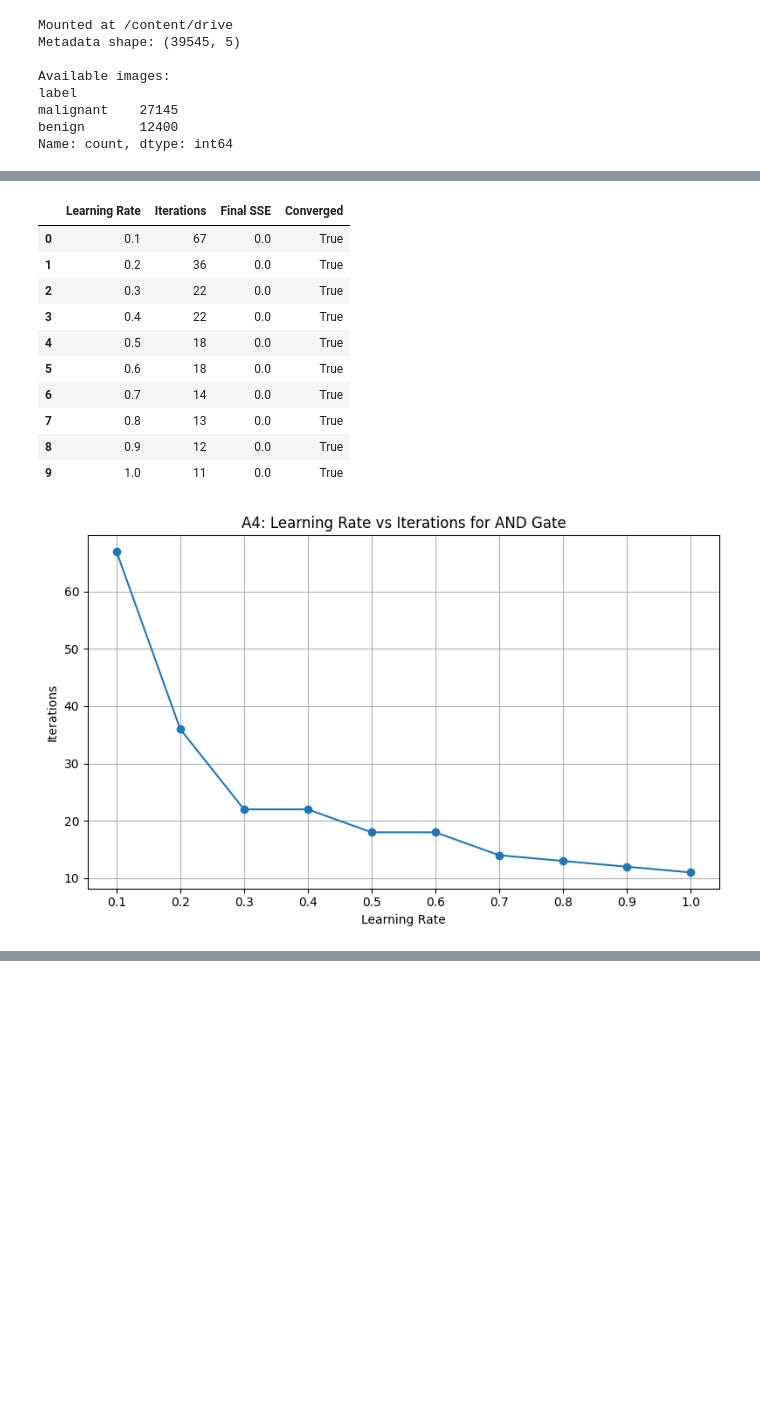
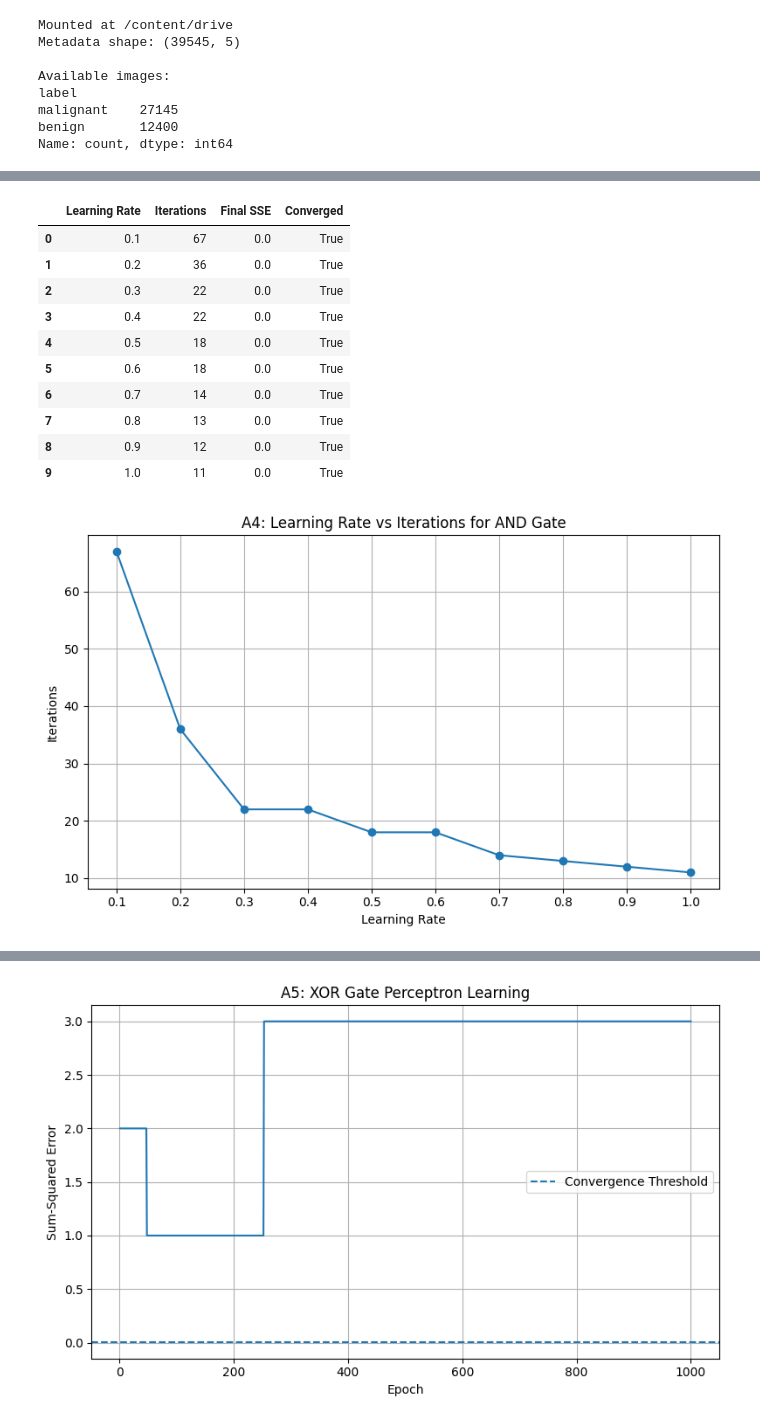
Before and after one commit to Karuneshtiwari/ML-lab, a Jupyter notebook: Lab08.ipynb, the cells around one changed output, grey strips where cells are left out. Drawn from its saved outputs; the diff is of its cells as text; code cells hidden in the pictures; blank space fills up the shorter version.

```diff
--- a/Lab08.ipynb
+++ b/Lab08.ipynb
@@ -269,6 +269,20 @@ def compare_learning_rates(
         })
 
     return pd.DataFrame(results)
+# %%
+# A5 Func
+
+def get_xor_dataset():
+    X_xor = np.array([
+        [0, 0],
+        [0, 1],
+        [1, 0],
+        [1, 1]
+    ], dtype=float)
+
+    y_xor = np.array([0, 1, 1, 0])
+
+    return X_xor, y_xor
 # %%
 # Main Program
 
@@ -434,6 +448,82 @@ plt.xticks(np.arange(0.1, 1.01, 0.1))
 plt.grid(True)
 plt.tight_layout()
 plt.show()
+
+
+
+print("\n" + "=" * 50)
+print("A5: XOR GATE PERCEPTRON")
+print("=" * 50)
+
+X_xor, y_xor = get_xor_dataset()
+
+print("XOR Gate Dataset")
+display(pd.DataFrame({
+    "A": X_xor[:, 0].astype(int),
+    "B": X_xor[:, 1].astype(int),
+    "Target": y_xor
+}))
+
+weights_xor, epochs_xor, errors_xor, _, _ = train_perceptron_and(
+    learning_rate=LEARNING_RATE,
+    max_epochs=MAX_EPOCHS,
+    convergence_error=CONVERGENCE_ERROR
+) if False else (None, None, None, None, None)
+
+weights_xor = np.array([10.0, 0.2, -0.75])
+xor_errors = []
+
+for epoch in range(1, MAX_EPOCHS + 1):
+    for inputs, target in zip(X_xor, y_xor):
+        prediction = step_activation(summation_unit(inputs, weights_xor))
+        error = target - prediction
+
+        weights_xor[0] += LEARNING_RATE * error
+        weights_xor[1:] += LEARNING_RATE * error * inputs
+
+    predictions = np.array([
+        step_activation(summation_unit(inputs, weights_xor))
+        for inputs in X_xor
+    ])
+
+    sse = float(np.sum((y_xor - predictions) ** 2))
+    xor_errors.append(sse)
+
+    if sse <= CONVERGENCE_ERROR:
+        break
+
+predictions_xor = np.array([
+    step_activation(summation_unit(inputs, weights_xor))
+    for inputs in X_xor
+])
+
+print("\nFinal Weights [W0, W1, W2]:", weights_xor)
+print("Epochs Completed:", epoch)
+print("Final SSE:", xor_errors[-1])
+print("Converged:", xor_errors[-1] <= CONVERGENCE_ERROR)
+
+print("\nXOR Predictions")
+display(pd.DataFrame({
+    "A": X_xor[:, 0].astype(int),
+    "B": X_xor[:, 1].astype(int),
+    "Target": y_xor,
+    "Prediction": predictions_xor
+}))
+
+plt.figure(figsize=(8, 5))
+plt.plot(range(1, len(xor_errors) + 1), xor_errors)
+plt.axhline(
+    y=CONVERGENCE_ERROR,
+    linestyle="--",
+    label="Convergence Threshold"
+)
+plt.xlabel("Epoch")
+plt.ylabel("Sum-Squared Error")
+plt.title("A5: XOR Gate Perceptron Learning")
+plt.legend()
+plt.grid(True)
+plt.tight_layout()
+plt.show()
 # %% [output]
 ==================================================
 A1: PERCEPTRON BUILDING BLOCKS
@@ -485,0 +596 @@ A4: LEARNING RATE COMPARISON
+[figure, added]
```
Also changed, not shown: parts of 1 cell of this notebook.
